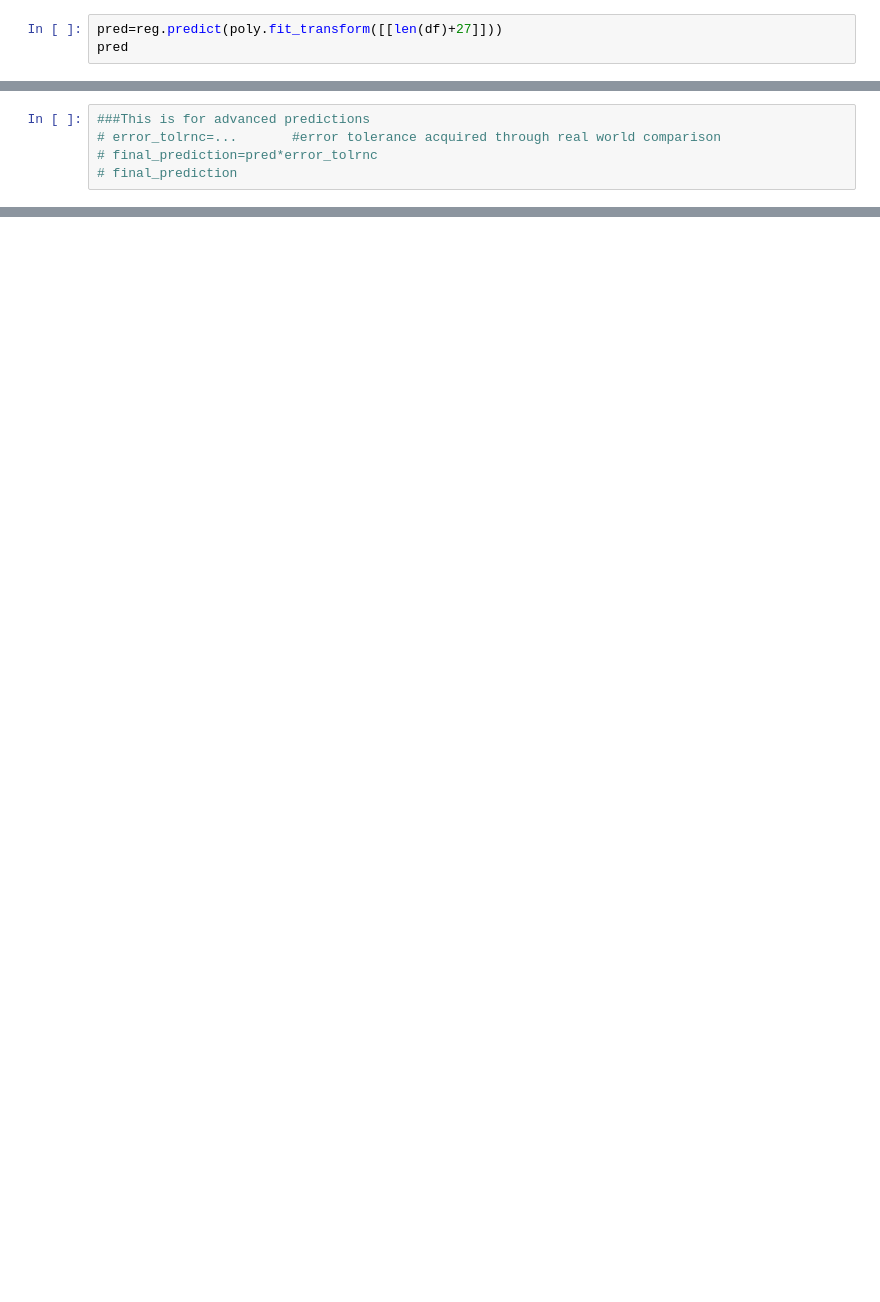
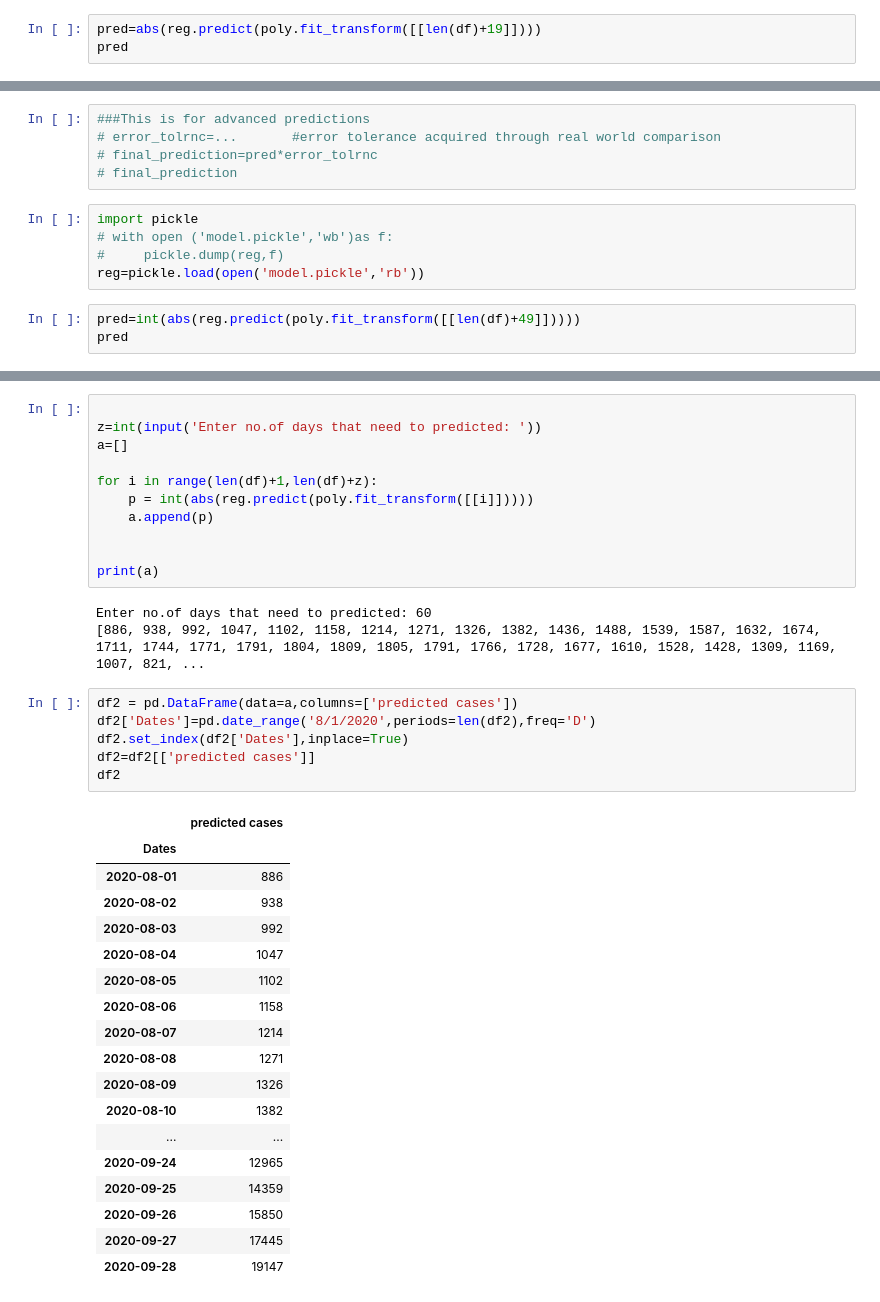
Before and after one commit to Nextgen-AI-solutions/ML_and_data_analysis, a Jupyter notebook: Covid_19.Analysis.ipynb, the cells around one changed output, grey strips where cells are left out. Drawn from its saved outputs; the diff is of its cells as text; blank space fills up the shorter version.

```diff
--- a/Covid_19.Analysis.ipynb
+++ b/Covid_19.Analysis.ipynb
@@ -338,4 +298,4 @@ reg.score(poly.fit_transform(X_test),y_test)*100
 # %%
-pred=reg.predict(poly.fit_transform([[len(df)+27]]))
+pred=abs(reg.predict(poly.fit_transform([[len(df)+19]])))
 pred
 # %% [output]
@@ -348,3 +308,11 @@ array([1747.45336332])
 # error_tolrnc=...       #error tolerance acquired through real world comparison
 # final_prediction=pred*error_tolrnc
 # final_prediction
+# %%
+import pickle
+# with open ('model.pickle','wb')as f:
+#     pickle.dump(reg,f)
+reg=pickle.load(open('model.pickle','rb'))
+# %%
+pred=int(abs(reg.predict(poly.fit_transform([[len(df)+49]]))))
+pred
@@ -350,0 +333,39 @@ array([1747.45336332])
+# %%
+
+z=int(input('Enter no.of days that need to predicted: '))
+a=[]
+
+for i in range(len(df)+1,len(df)+z):
+    p = int(abs(reg.predict(poly.fit_transform([[i]]))))
+    a.append(p)
+
+
+print(a)
+# %% [output]
+Enter no.of days that need to predicted: 60
+[886, 938, 992, 1047, 1102, 1158, 1214, 1271, 1326, 1382, 1436, 1488, 1539, 1587, 1632, 1674, 1711, 1744, 1771, 1791, 1804, 1809, 1805, 1791, 1766, 1728, 1677, 1610, 1528, 1428, 1309, 1169, 1007, 821, ...
+# %%
+df2 = pd.DataFrame(data=a,columns=['predicted cases'])
+df2['Dates']=pd.date_range('8/1/2020',periods=len(df2),freq='D')
+df2.set_index(df2['Dates'],inplace=True)
+df2=df2[['predicted cases']]
+df2
+# %% [output]
+|  | predicted cases |
+| Dates |  |
+| 2020-08-01 | 886 |
+| 2020-08-02 | 938 |
+| 2020-08-03 | 992 |
+| 2020-08-04 | 1047 |
+| 2020-08-05 | 1102 |
+| 2020-08-06 | 1158 |
+| 2020-08-07 | 1214 |
+| 2020-08-08 | 1271 |
+| 2020-08-09 | 1326 |
+| 2020-08-10 | 1382 |
+| ... | ... |
+| 2020-09-24 | 12965 |
+| 2020-09-25 | 14359 |
+| 2020-09-26 | 15850 |
+| 2020-09-27 | 17445 |
+| 2020-09-28 | 19147 |
```
Also changed, not shown: parts of 18 cells of this notebook.
